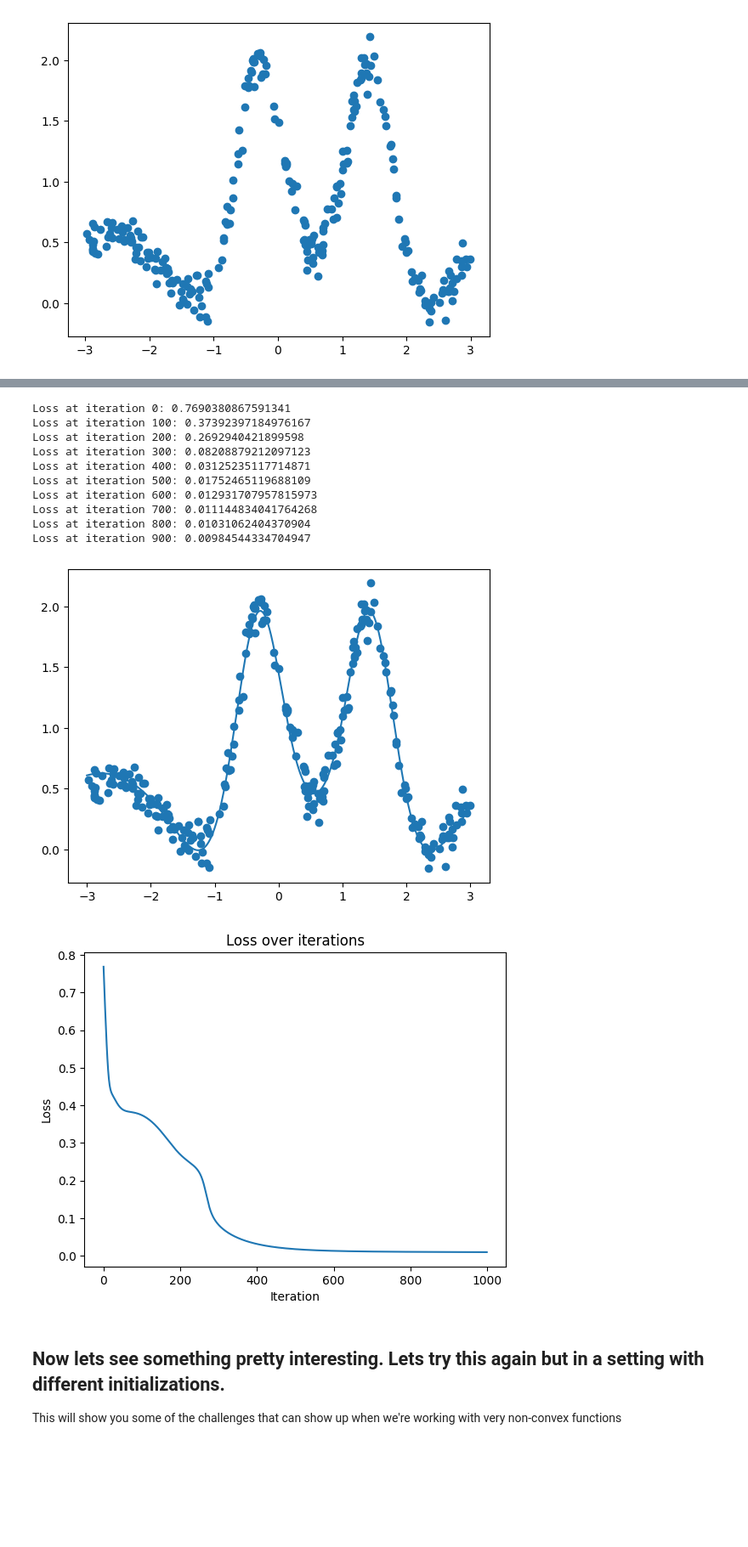
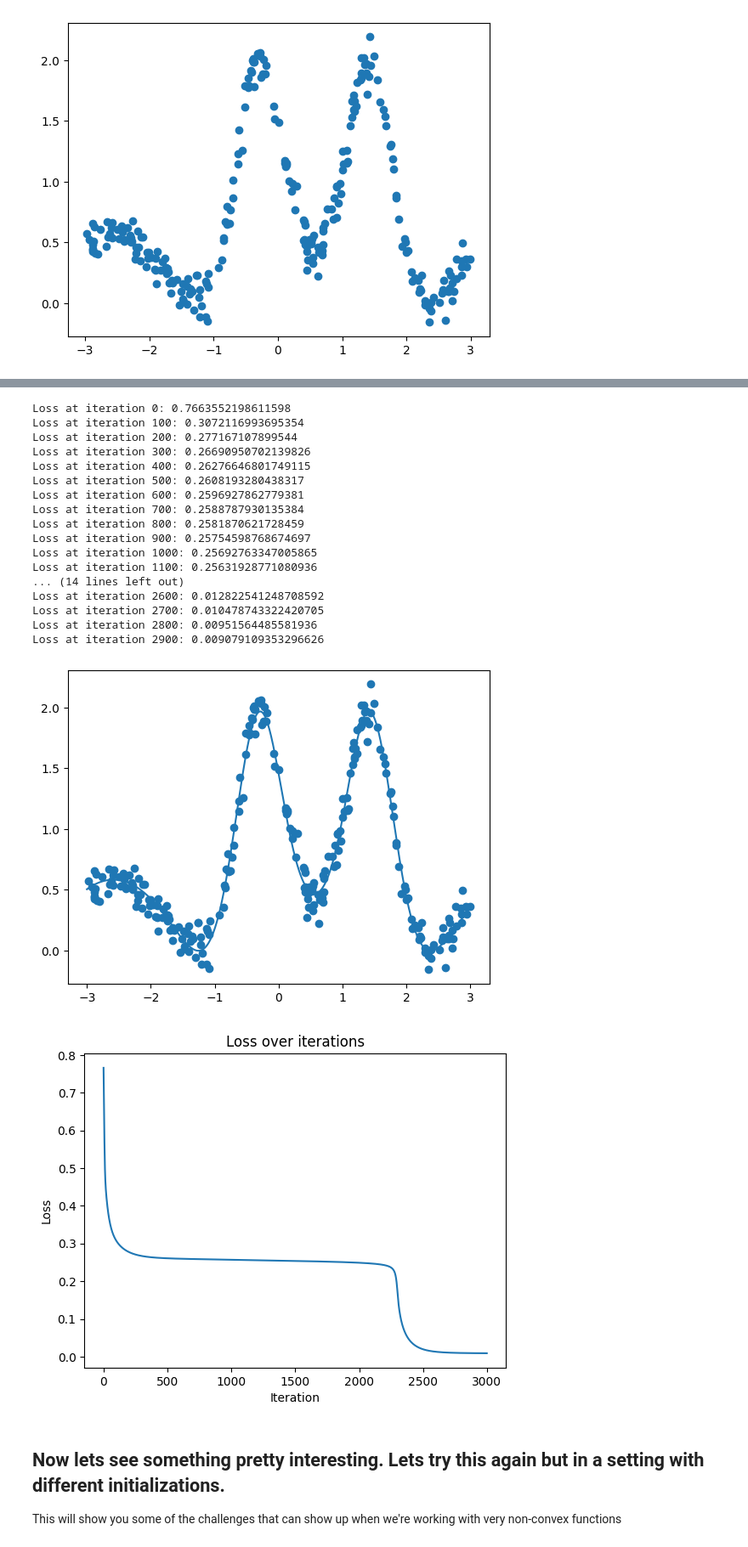
Before and after one commit to Emerge-Lab/tr-gy-8013-Fa-24, a Jupyter notebook: Homeworks/Homework-2.ipynb, the cells around one changed output, grey strips where cells are left out. Shown at 85% size. Saved outputs shown, nothing was run; the diff lists cells and outputs as text; code cells hidden in the pictures; blank space fills up the shorter version.

```diff
--- a/Homeworks/Homework-2.ipynb
+++ b/Homeworks/Homework-2.ipynb
@@ -79,7 +79,7 @@ class ScalarFunction():
         dL_domega_2 = np.mean(dL_dz_2 * np.exp(z_1))
         dL_dbeta_2 = np.mean(dL_dz_2)
         dL_dz_1 = dL_dz_2 * self.omega_2 * np.exp(z_1)
-        dL_domega_1 = np.mean(dL_dz_1 * np.cos(z_0))
+        dL_domega_1 = np.mean(dL_dz_1 * np.sin(z_0))
         dL_dbeta_1 = np.mean(dL_dz_1)
         dL_dz_0 = dL_dz_1 * self.omega_1 * np.cos(z_0)
         dL_domega_0 = np.mean(dL_dz_0 * x_data)
@@ -131,45 +131,52 @@ def plot_and_run(func, num_iters, selection_fn):
     plt.show()
 
     # Okay now lets run gradient descent and periodically store the loss for plotting later
     losses = []
     for i in range(num_iters):
         func.update(*selection_fn(x_data, y_data))
         losses.append(func.loss(x_data, y_data))
         if i % 100 == 0:
             print(f'Loss at iteration {i}: {losses[-1]}')
 
     # plot the predictions at the end of training
     y_pred = func.forward(x_range)
     plt.figure()
     plt.plot(x_range, y_pred)
     plt.scatter(x_data, y_data)
 
     # plot the loss functions
     plt.figure()
     plt.plot(losses)
     plt.xlabel('Iteration')
     plt.ylabel('Loss')
     plt.title('Loss over iterations')
 
 def selection_fn(x_data, y_data):
     # This function is used to select the data points to use for training
     return x_data, y_data
 
-plot_and_run(func, 1000, selection_fn)
+plot_and_run(func, 3000, selection_fn)
 # %% [output]
 [figure]
-Loss at iteration 0: 0.7690380867591341
-Loss at iteration 100: 0.37392397184976167
-Loss at iteration 200: 0.2692940421899598
-Loss at iteration 300: 0.08208879212097123
-Loss at iteration 400: 0.03125235117714871
-Loss at iteration 500: 0.01752465119688109
-Loss at iteration 600: 0.012931707957815973
-Loss at iteration 700: 0.011144834041764268
-Loss at iteration 800: 0.01031062404370904
-Loss at iteration 900: 0.00984544334704947
+Loss at iteration 0: 0.7663552198611598
+Loss at iteration 100: 0.3072116993695354
+Loss at iteration 200: 0.277167107899544
+Loss at iteration 300: 0.26690950702139826
+Loss at iteration 400: 0.26276646801749115
+Loss at iteration 500: 0.2608193280438317
+Loss at iteration 600: 0.2596927862779381
+Loss at iteration 700: 0.2588787930135384
+Loss at iteration 800: 0.2581870621728459
+Loss at iteration 900: 0.25754598768674697
+Loss at iteration 1000: 0.25692763347005865
+Loss at iteration 1100: 0.25631928771080936
+... (14 lines left out)
+Loss at iteration 2600: 0.012822541248708592
+Loss at iteration 2700: 0.010478743322420705
+Loss at iteration 2800: 0.00951564485581936
+Loss at iteration 2900: 0.009079109353296626
 [figure]
-[figure, old version]
+[figure, new version]
 # %% [markdown]
 ## Now lets see something pretty interesting. Lets try this again but in a setting with different initializations.
 
```
Also changed, not shown: parts of 1 cell of this notebook.
